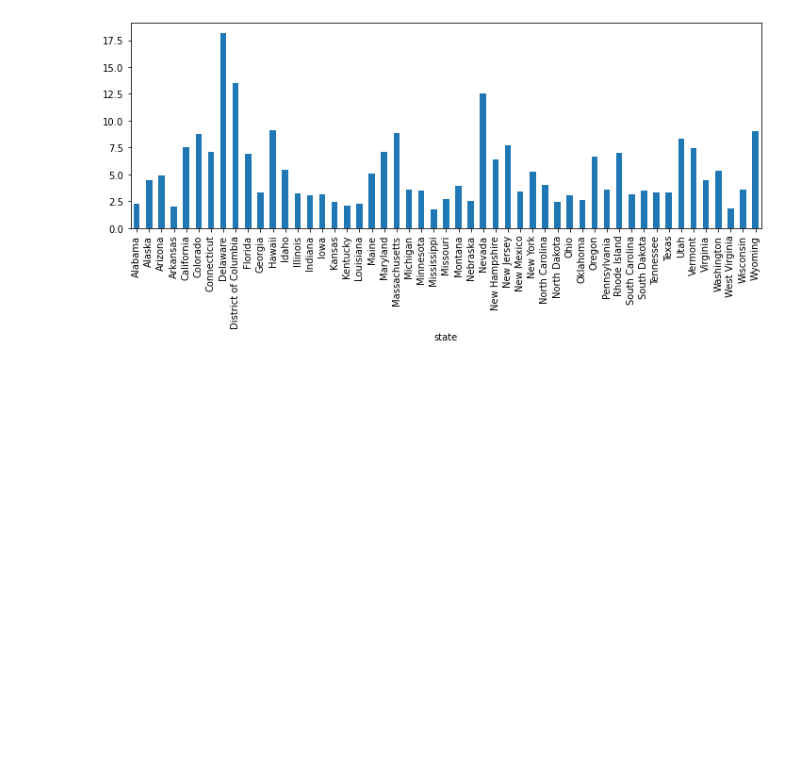
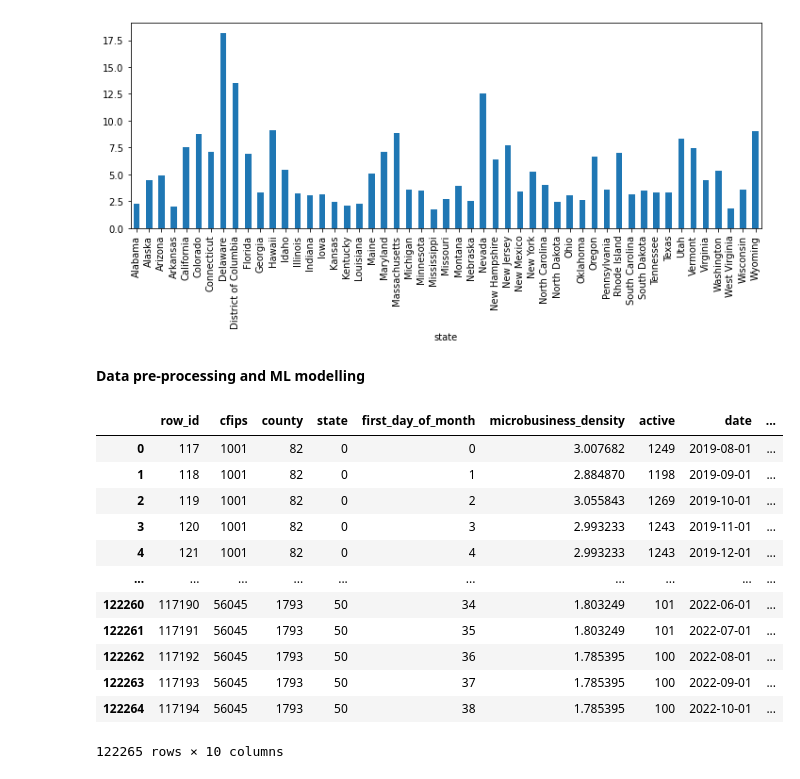
Before and after one commit to JaydenBeckwith/KaggleComps, a Jupyter notebook: go-daddy-comp-notebook.ipynb, the cells around one changed output. Drawn from its saved outputs; the diff is of its cells as text; code cells hidden in the pictures; blank space fills up the shorter version.

```diff
--- a/go-daddy-comp-notebook.ipynb
+++ b/go-daddy-comp-notebook.ipynb
@@ -203,3 +223,29 @@ train_set.groupby('state')['microbusiness_density'].mean().plot(kind='bar', figs
 # %% [output]
 <AxesSubplot:xlabel='state'>
 [figure]
+# %% [markdown]
+**Data pre-processing and ML modelling**
+# %%
+#will need to one hot encode features for modelling
+le = LabelEncoder()
+
+get_cat_vars = train_set.select_dtypes(include = 'object').columns
+for i in get_cat_vars:
+    train_set[i] = le.fit_transform(train_set[i])
+
+train_set.reset_index(drop=True, inplace=True)
+train_set
+# %% [output]
+|  | row_id | cfips | county | state | first_day_of_month | microbusiness_density | active | date | ... |
+| 0 | 117 | 1001 | 82 | 0 | 0 | 3.007682 | 1249 | 2019-08-01 | ... |
+| 1 | 118 | 1001 | 82 | 0 | 1 | 2.884870 | 1198 | 2019-09-01 | ... |
+| 2 | 119 | 1001 | 82 | 0 | 2 | 3.055843 | 1269 | 2019-10-01 | ... |
+| 3 | 120 | 1001 | 82 | 0 | 3 | 2.993233 | 1243 | 2019-11-01 | ... |
+| 4 | 121 | 1001 | 82 | 0 | 4 | 2.993233 | 1243 | 2019-12-01 | ... |
+| ... | ... | ... | ... | ... | ... | ... | ... | ... | ... |
+| 122260 | 117190 | 56045 | 1793 | 50 | 34 | 1.803249 | 101 | 2022-06-01 | ... |
+| 122261 | 117191 | 56045 | 1793 | 50 | 35 | 1.803249 | 101 | 2022-07-01 | ... |
+| 122262 | 117192 | 56045 | 1793 | 50 | 36 | 1.785395 | 100 | 2022-08-01 | ... |
+| 122263 | 117193 | 56045 | 1793 | 50 | 37 | 1.785395 | 100 | 2022-09-01 | ... |
+| 122264 | 117194 | 56045 | 1793 | 50 | 38 | 1.785395 | 100 | 2022-10-01 | ... |
+122265 rows × 10 columns
```
Also changed, not shown: parts of 9 cells of this notebook.
